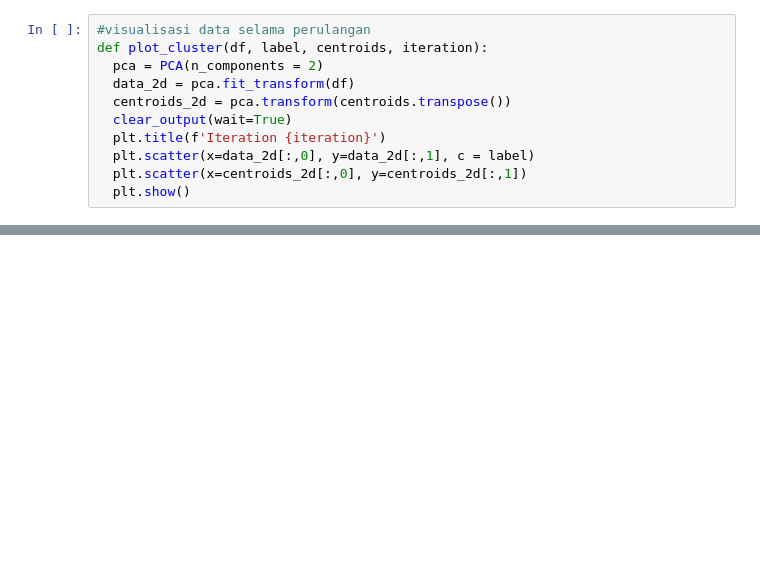
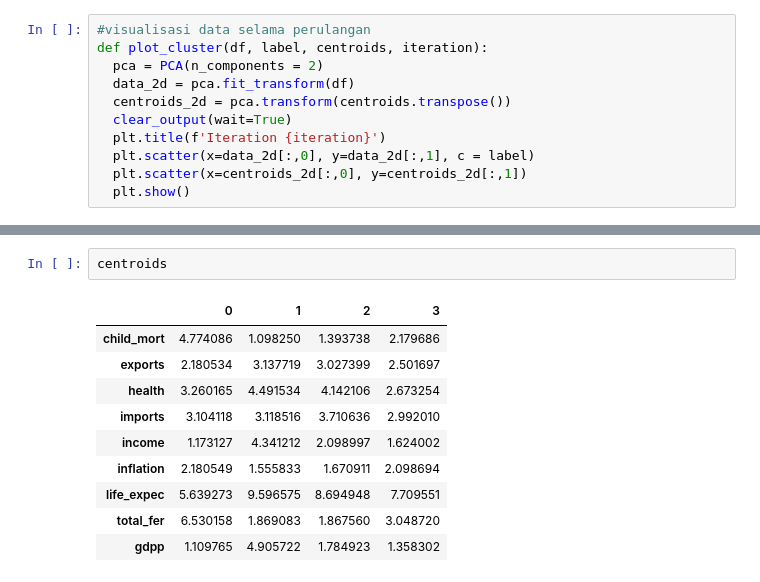
Before and after one commit to AlsT26/ML_Case-Based-2, a Jupyter notebook: ML_Case-Based-2.ipynb, the cells around one changed output, grey strips where cells are left out. Drawn from its saved outputs; the diff is of its cells as text; blank space fills up the shorter version.

```diff
--- a/ML_Case-Based-2.ipynb
+++ b/ML_Case-Based-2.ipynb
@@ -250,0 +251,13 @@ while iteration < max_iter and not centroids.equals(cent_old):
+# %%
+centroids
+# %% [output]
+|  | 0 | 1 | 2 | 3 |
+| child_mort | 4.774086 | 1.098250 | 1.393738 | 2.179686 |
+| exports | 2.180534 | 3.137719 | 3.027399 | 2.501697 |
+| health | 3.260165 | 4.491534 | 4.142106 | 2.673254 |
+| imports | 3.104118 | 3.118516 | 3.710636 | 2.992010 |
+| income | 1.173127 | 4.341212 | 2.098997 | 1.624002 |
+| inflation | 2.180549 | 1.555833 | 1.670911 | 2.098694 |
+| life_expec | 5.639273 | 9.596575 | 8.694948 | 7.709551 |
+| total_fer | 6.530158 | 1.869083 | 1.867560 | 3.048720 |
+| gdpp | 1.109765 | 4.905722 | 1.784923 | 1.358302 |
```
Also changed, not shown: parts of 1 cell of this notebook.
